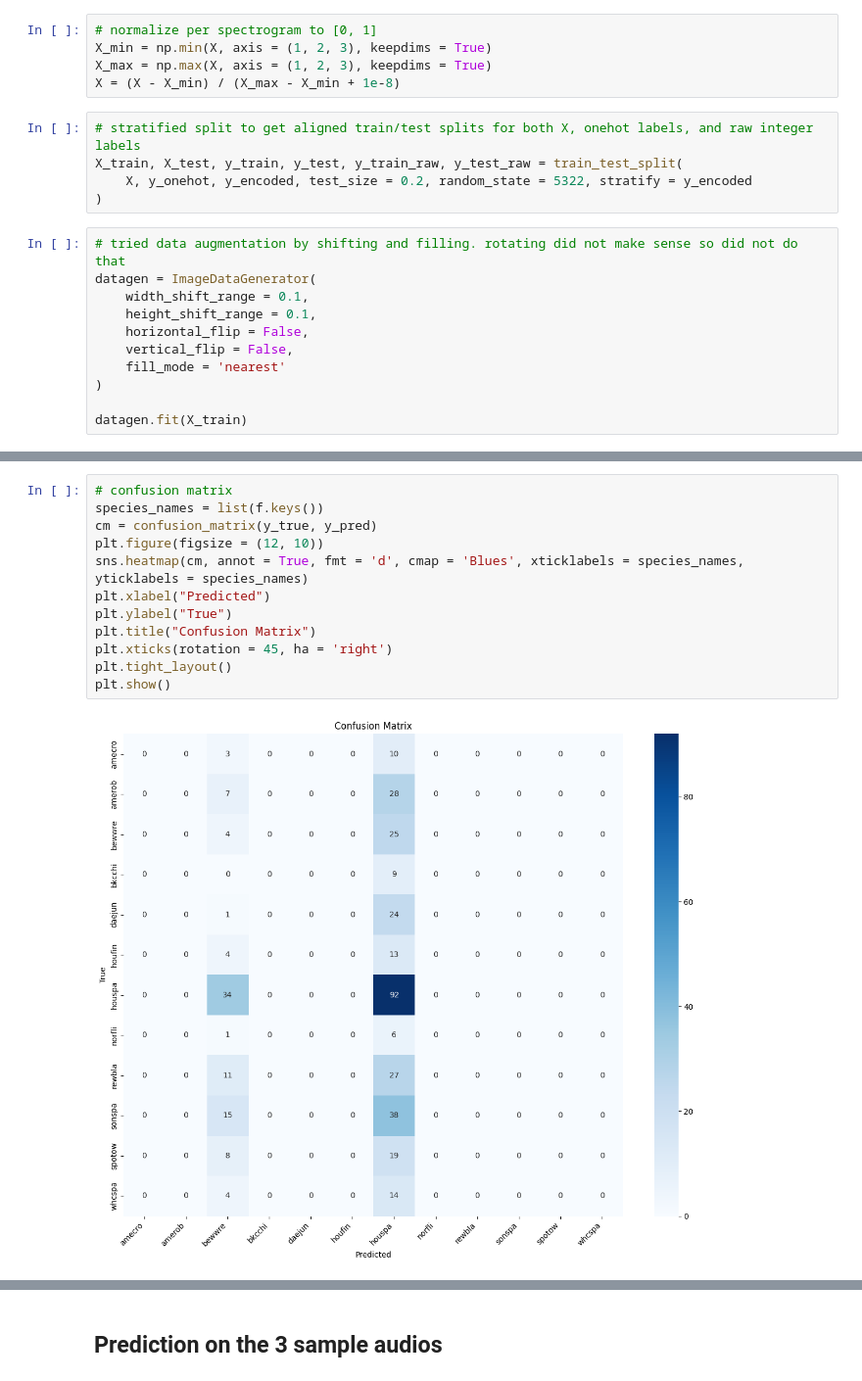
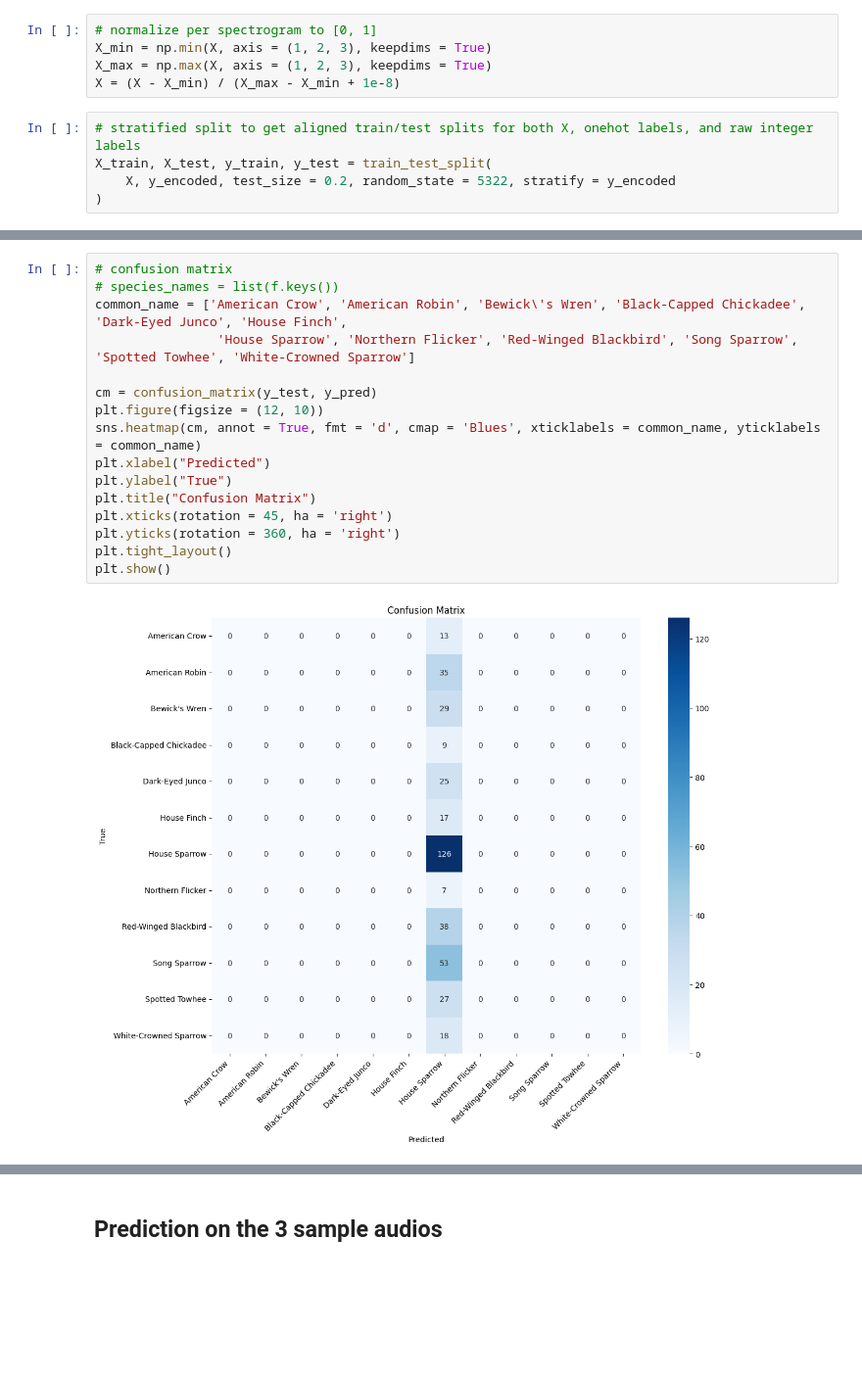
Before and after one commit to ChristufaY/data5322, a Jupyter notebook: hw3/multiclass.ipynb, the cells around one changed output, grey strips where cells are left out. Shown at 98% size. Cells and saved outputs as stored; diff of their text form; blank space fills up the shorter version.

```diff
--- a/hw3/multiclass.ipynb
+++ b/hw3/multiclass.ipynb
@@ -101,17 +96,6 @@ X_max = np.max(X, axis = (1, 2, 3), keepdims = True)
 X = (X - X_min) / (X_max - X_min + 1e-8)
 # %%
 # stratified split to get aligned train/test splits for both X, onehot labels, and raw integer labels
-X_train, X_test, y_train, y_test, y_train_raw, y_test_raw = train_test_split(
-    X, y_onehot, y_encoded, test_size = 0.2, random_state = 5322, stratify = y_encoded
+X_train, X_test, y_train, y_test = train_test_split(
+    X, y_encoded, test_size = 0.2, random_state = 5322, stratify = y_encoded
 )
-# %%
-# tried data augmentation by shifting and filling. rotating did not make sense so did not do that
-datagen = ImageDataGenerator(
-    width_shift_range = 0.1,
-    height_shift_range = 0.1,
-    horizontal_flip = False,
-    vertical_flip = False,
-    fill_mode = 'nearest'
-)
-
-datagen.fit(X_train)
@@ -263,15 +210,19 @@ weighted avg     0.0989    0.2418    0.1403       397
 # %%
 # confusion matrix
-species_names = list(f.keys())
-cm = confusion_matrix(y_true, y_pred)
+# species_names = list(f.keys())
+common_name = ['American Crow', 'American Robin', 'Bewick\'s Wren', 'Black-Capped Chickadee', 'Dark-Eyed Junco', 'House Finch',
+                'House Sparrow', 'Northern Flicker', 'Red-Winged Blackbird', 'Song Sparrow', 'Spotted Towhee', 'White-Crowned Sparrow']
+
+cm = confusion_matrix(y_test, y_pred)
 plt.figure(figsize = (12, 10))
-sns.heatmap(cm, annot = True, fmt = 'd', cmap = 'Blues', xticklabels = species_names, yticklabels = species_names)
+sns.heatmap(cm, annot = True, fmt = 'd', cmap = 'Blues', xticklabels = common_name, yticklabels = common_name)
 plt.xlabel("Predicted")
 plt.ylabel("True")
 plt.title("Confusion Matrix")
 plt.xticks(rotation = 45, ha = 'right')
+plt.yticks(rotation = 360, ha = 'right')
 plt.tight_layout()
 plt.show()
 # %% [output]
-[figure, old version]
+[figure, new version]
 # %% [markdown]
```
Also changed, not shown: parts of 28 cells of this notebook, 2 other files.
